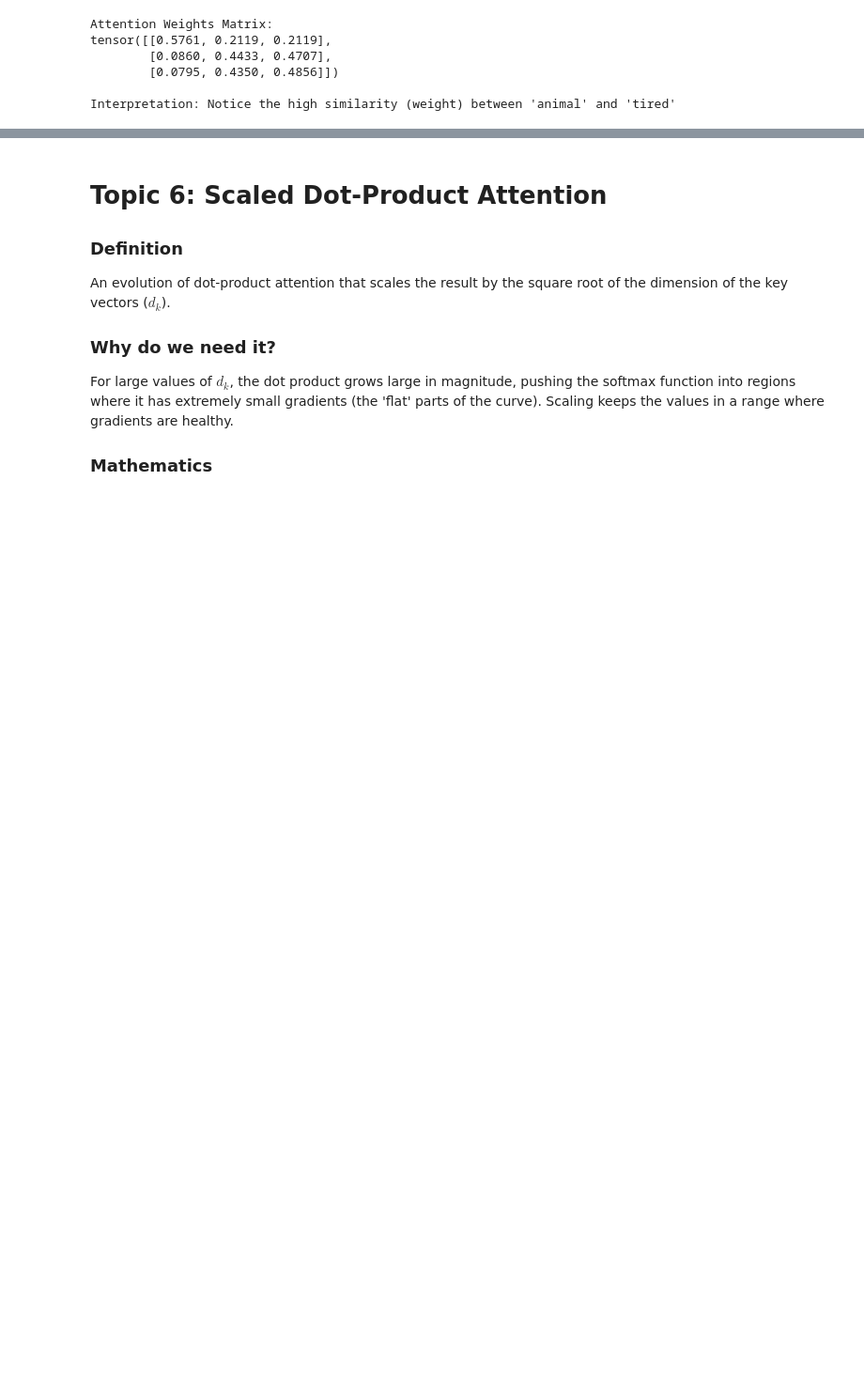
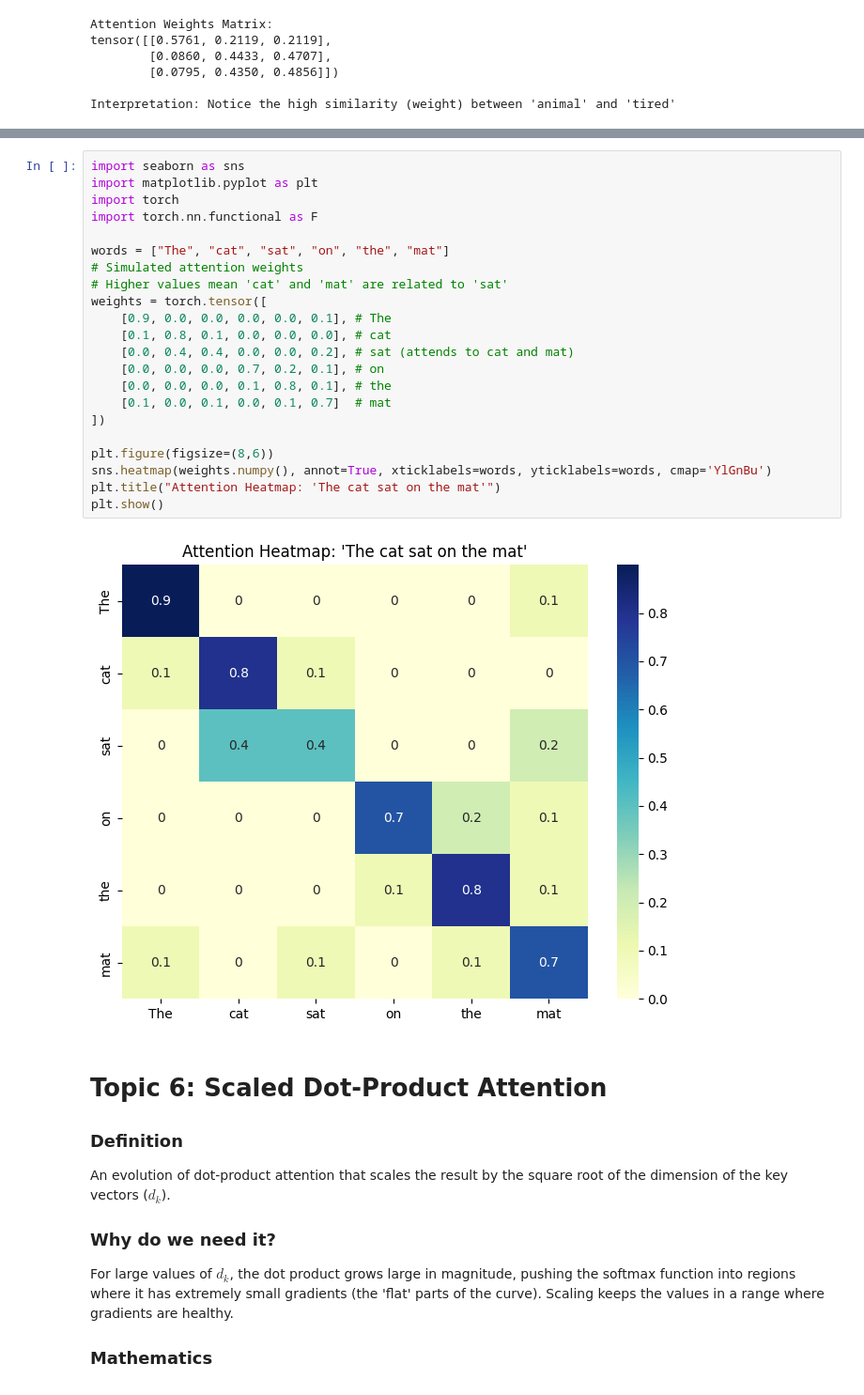
Before and after one commit to rsys-adsingh/Machine-Learning, a Jupyter notebook: study/Chapter_13.ipynb, the cells around one changed output, grey strips where cells are left out. Shown at 94% size. Cells and saved outputs as stored; diff of their text form; blank space fills up the shorter version.

```diff
--- a/study/Chapter_13.ipynb
+++ b/study/Chapter_13.ipynb
@@ -267,3 +353,27 @@ Interpretation: Notice the high similarity (weight) between 'animal' and 'tired'
+# %%
+import seaborn as sns
+import matplotlib.pyplot as plt
+import torch
+import torch.nn.functional as F
+
+words = ["The", "cat", "sat", "on", "the", "mat"]
+# Simulated attention weights
+# Higher values mean 'cat' and 'mat' are related to 'sat'
+weights = torch.tensor([
+    [0.9, 0.0, 0.0, 0.0, 0.0, 0.1], # The
+    [0.1, 0.8, 0.1, 0.0, 0.0, 0.0], # cat
+    [0.0, 0.4, 0.4, 0.0, 0.0, 0.2], # sat (attends to cat and mat)
+    [0.0, 0.0, 0.0, 0.7, 0.2, 0.1], # on
+    [0.0, 0.0, 0.0, 0.1, 0.8, 0.1], # the
+    [0.1, 0.0, 0.1, 0.0, 0.1, 0.7]  # mat
+])
+
+plt.figure(figsize=(8,6))
+sns.heatmap(weights.numpy(), annot=True, xticklabels=words, yticklabels=words, cmap='YlGnBu')
+plt.title("Attention Heatmap: 'The cat sat on the mat'")
+plt.show()
+# %% [output]
+[figure, added]
 # %% [markdown]
 # Topic 6: Scaled Dot-Product Attention
 
```
Also changed, not shown: parts of 9 cells of this notebook.
